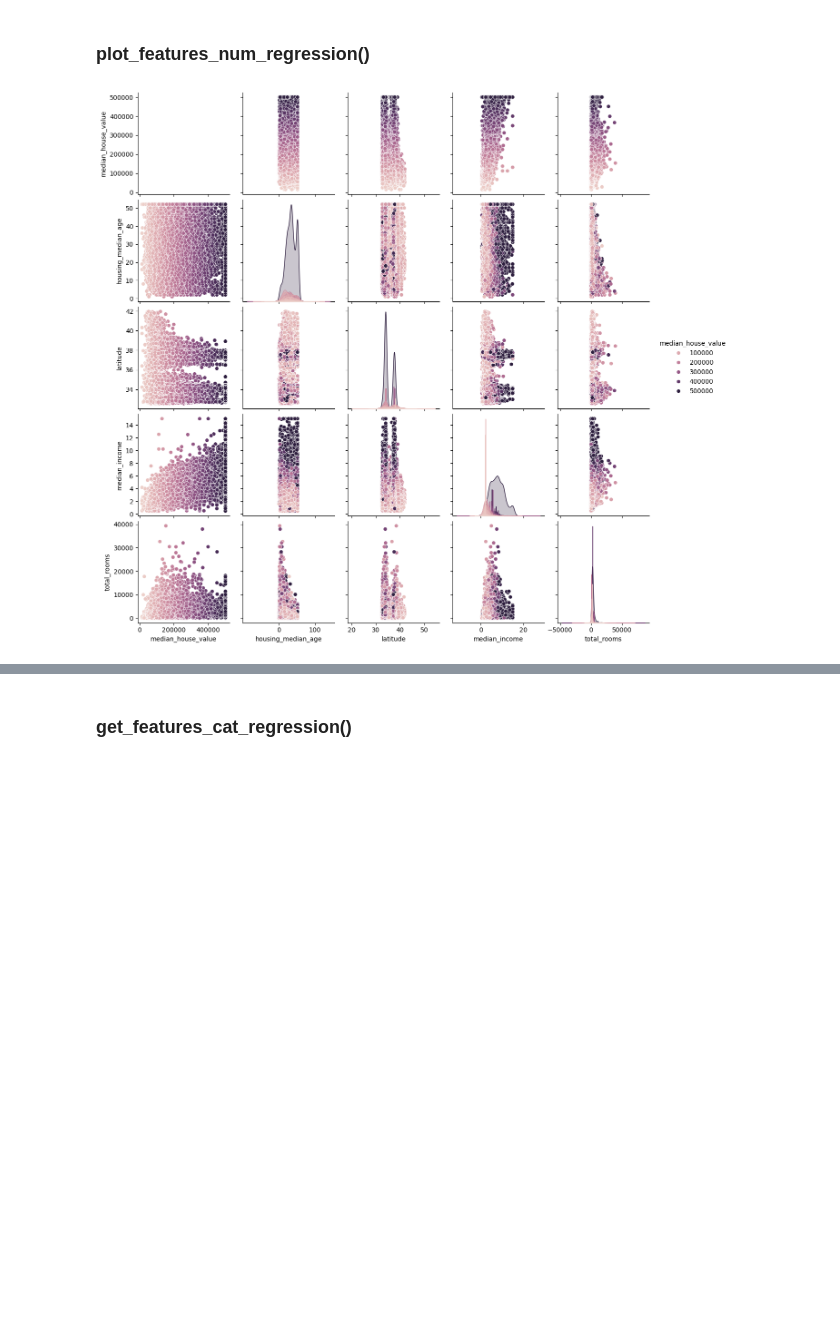
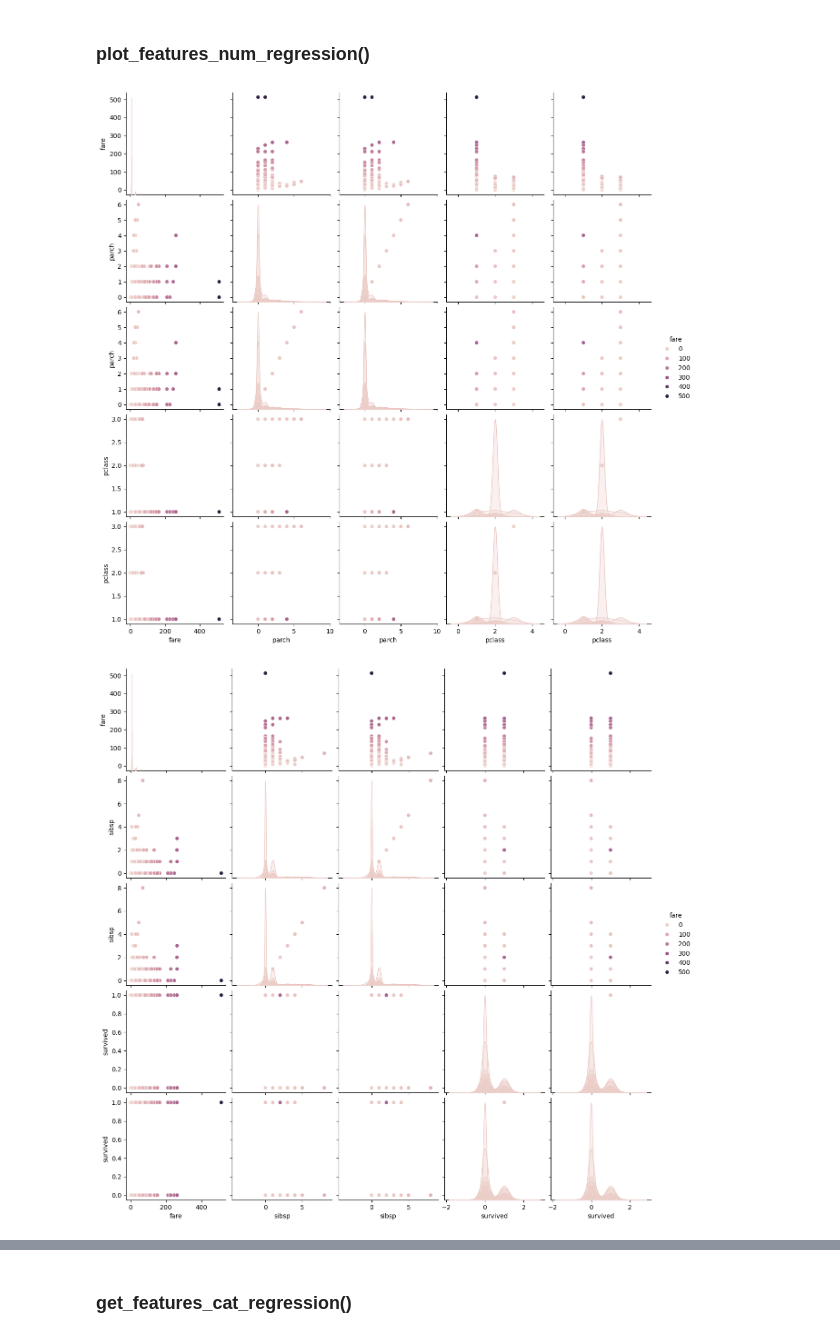
Before and after one commit to mardelmir/Team_Challege_Toolbox_I, a Jupyter notebook: test_toolbox_ML.ipynb, the cells around one changed output, grey strips where cells are left out. Cells and saved outputs as stored; diff of their text form; code cells hidden in the pictures; blank space fills up the shorter version.

```diff
--- a/test_toolbox_ML.ipynb
+++ b/test_toolbox_ML.ipynb
@@ -106,6 +52,7 @@ nr[1]
 ### plot_features_num_regression()
 # %%
 # Test scenario 1: no columns specified
-tb.plot_features_num_regression(inmo_df, target_col = "median_house_value", columns=[], umbral_corr=0.1, pvalue=0.95)
+tb.plot_features_num_regression(titanic_df, target_col = "fare", columns = [], umbral_corr = 0.1, pvalue = 0.05)
 # %% [output]
-[figure, old version]
+[figure, new version]
+[figure, added]
```
Also changed, not shown: parts of 14 cells of this notebook, 3 other files.
